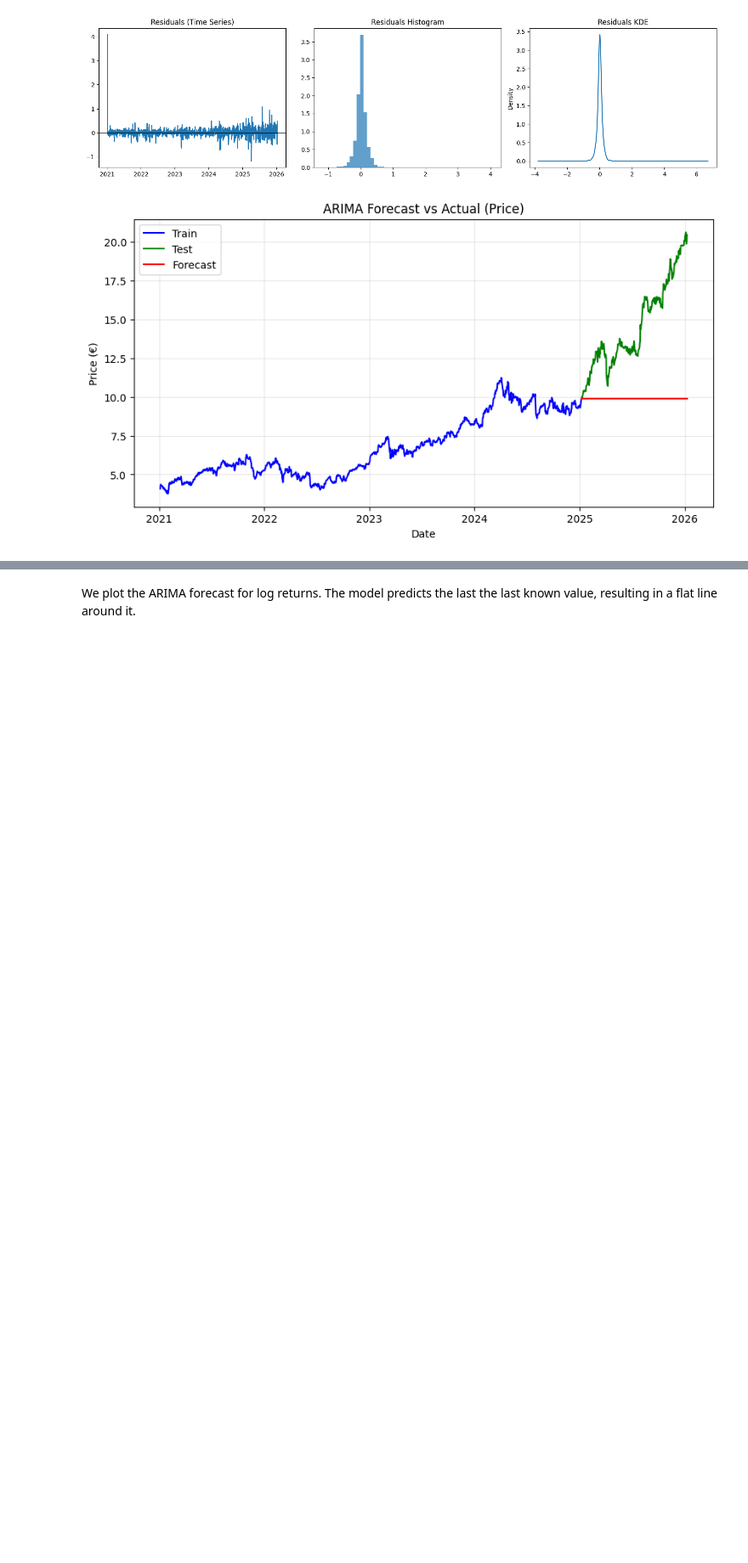
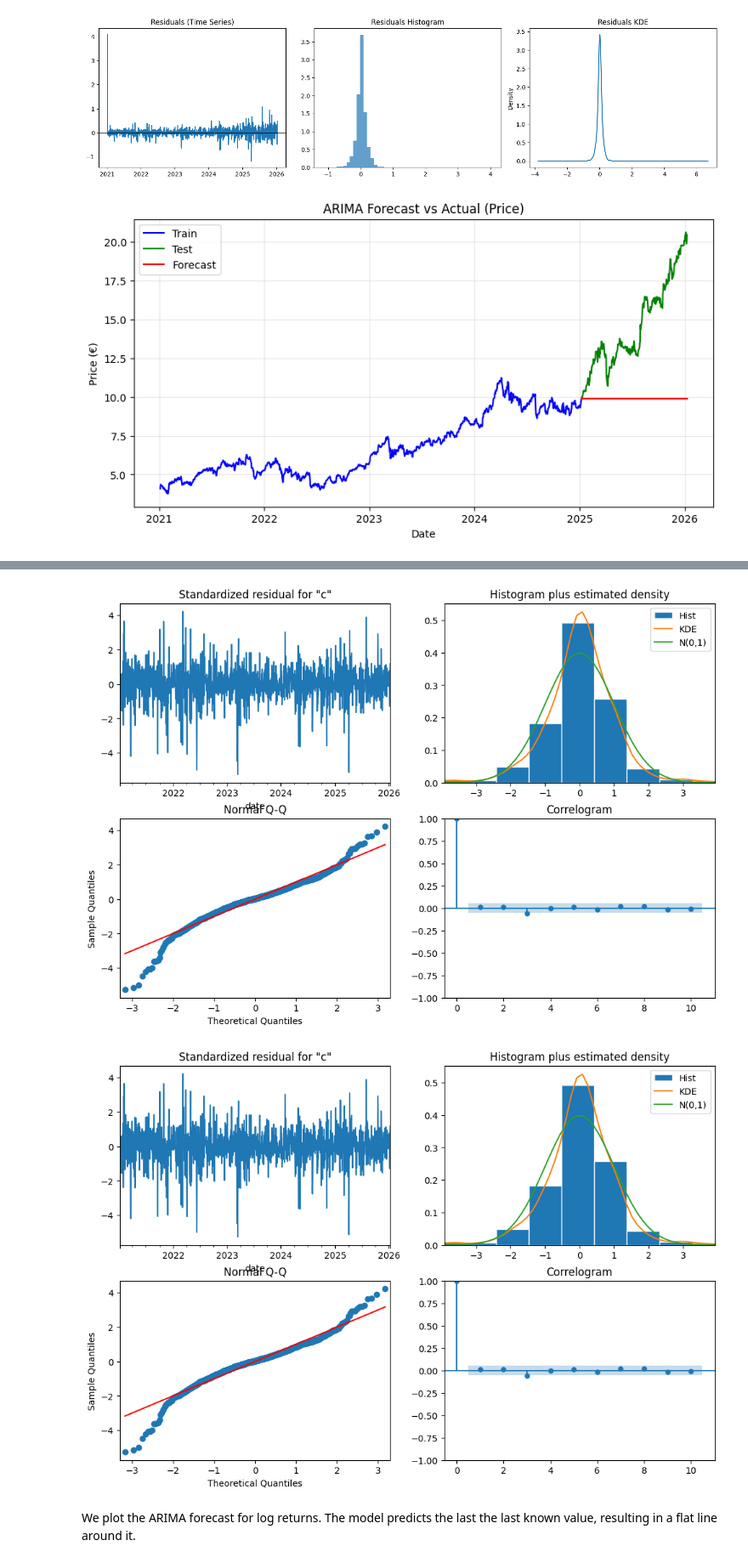
Before and after one commit to alexhayadela/10tothe6_TFG_2025_AlexDeLaHaya, a Jupyter notebook: models/arima/price.ipynb, the cells around one changed output, grey strips where cells are left out. Shown at 85% size. Drawn from its saved outputs; the diff is of its cells as text; code cells hidden in the pictures; blank space fills up the shorter version.

```diff
--- a/models/arima/price.ipynb
+++ b/models/arima/price.ipynb
@@ -171,3 +176,8 @@ plt.show()
+# %%
+model_fit.plot_diagnostics(figsize=(12,8))
+# %% [output]
+[figure, added]
+[figure, added]
 # %% [markdown]
 We plot the ARIMA forecast for log returns. The model predicts the last the last known value, resulting in a flat line around it.
 # %%
```
Also changed, not shown: parts of 1 cell of this notebook, 6 other files.
